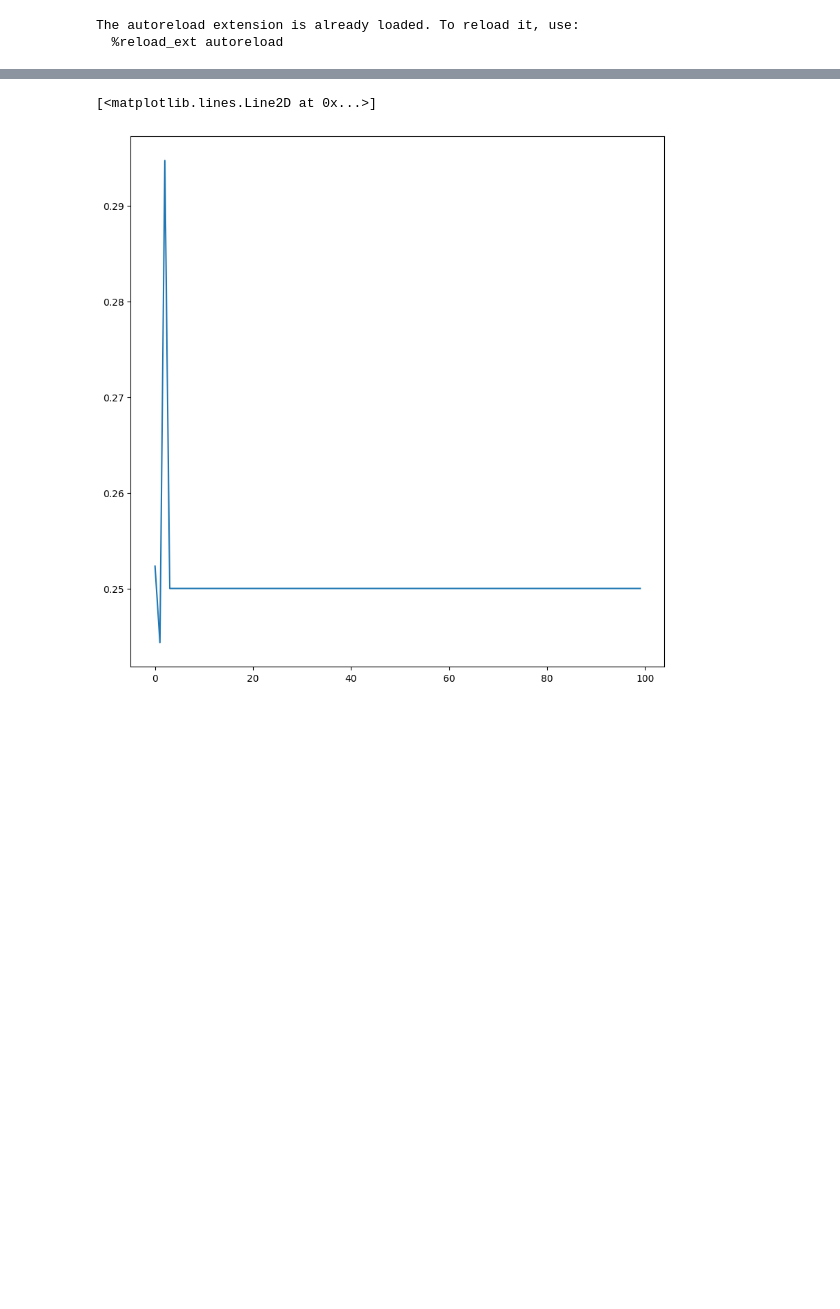
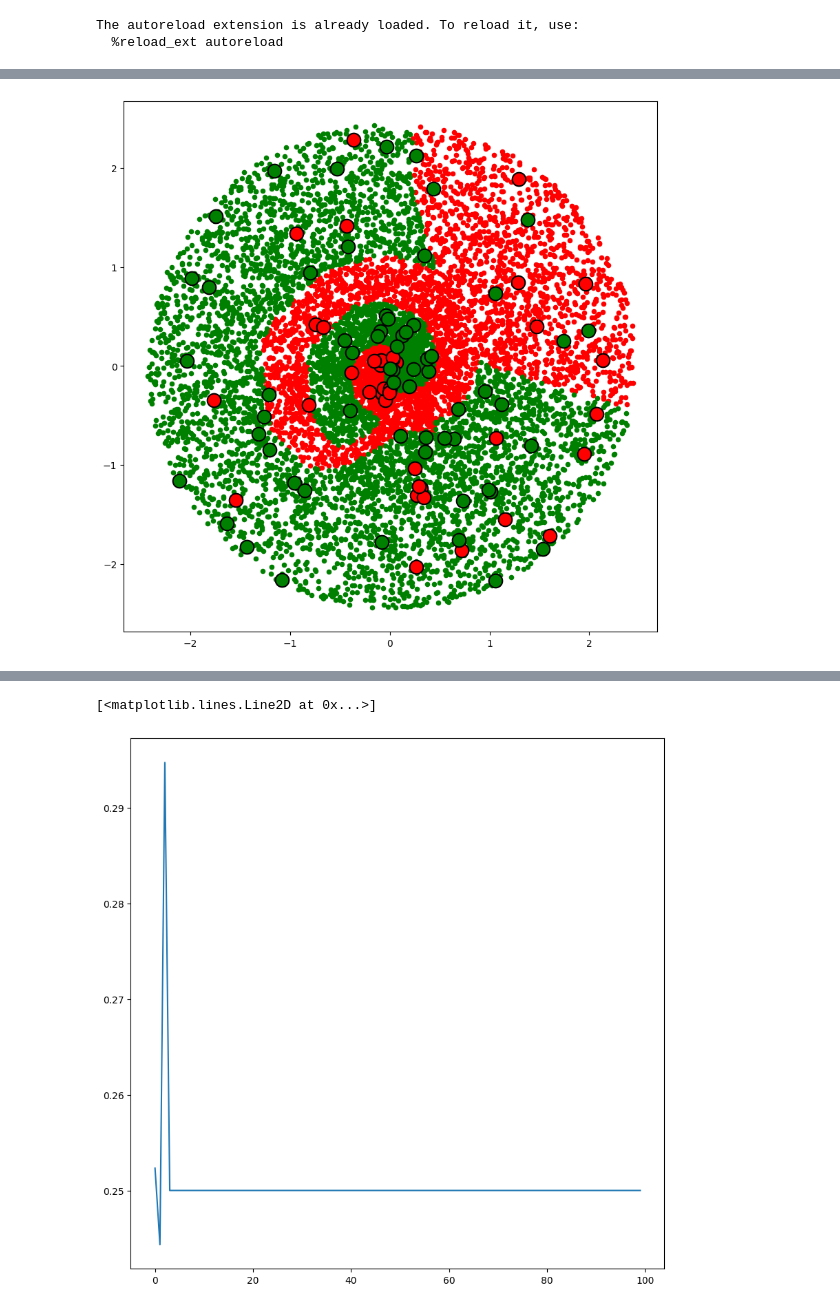
Before and after one commit to kendallzhu/curling, a Jupyter notebook: nn_scratch.ipynb, the cells around one changed output, grey strips where cells are left out. Drawn from its saved outputs; the diff is of its cells as text; code cells hidden in the pictures; blank space fills up the shorter version.

```diff
--- a/nn_scratch.ipynb
+++ b/nn_scratch.ipynb
@@ -55,0 +118,4 @@ neural_network = nn.NN(layers)
+# %%
+make_plot(neural_network, 100)
+# %% [output]
+[figure, added]
```
Also changed, not shown: parts of 22 cells of this notebook, 1 other file.
